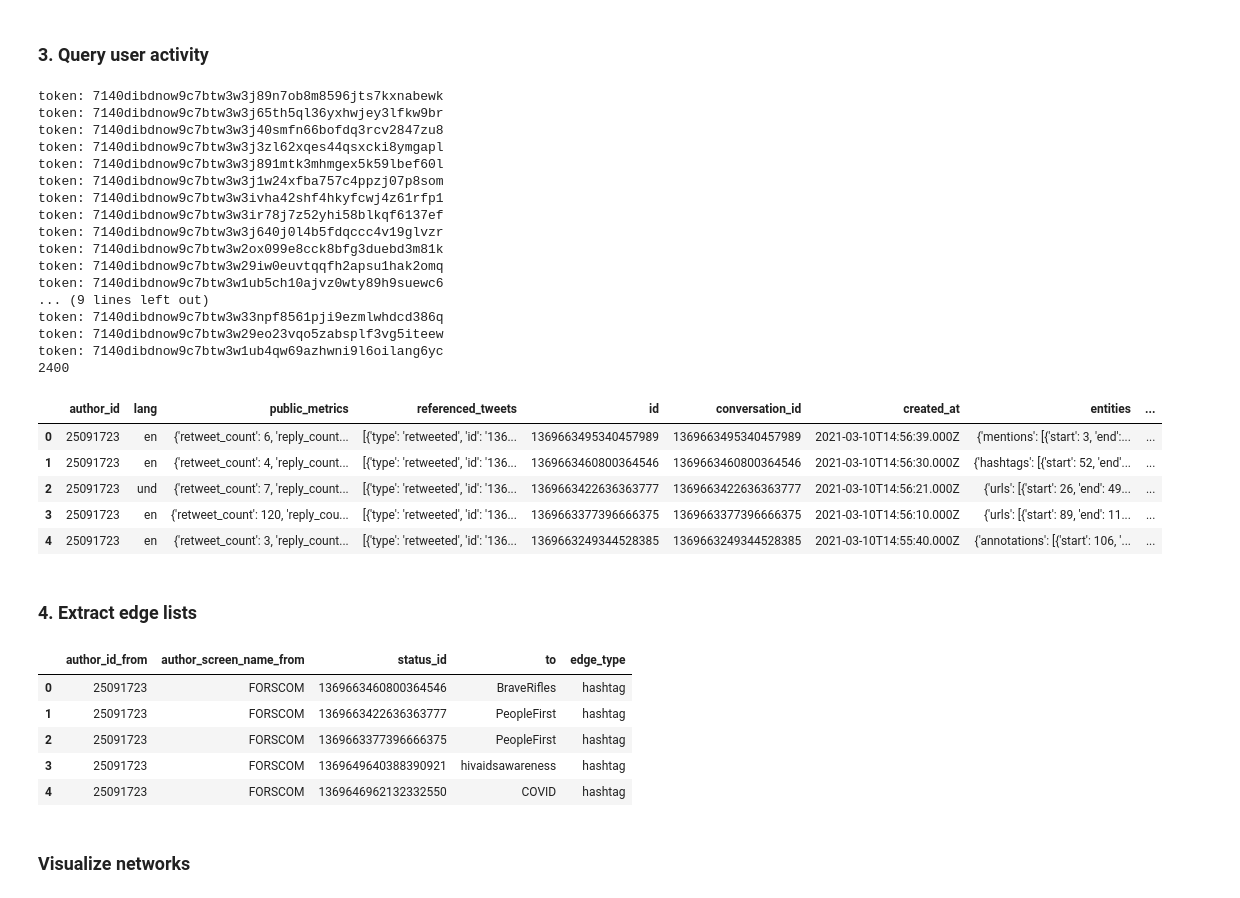
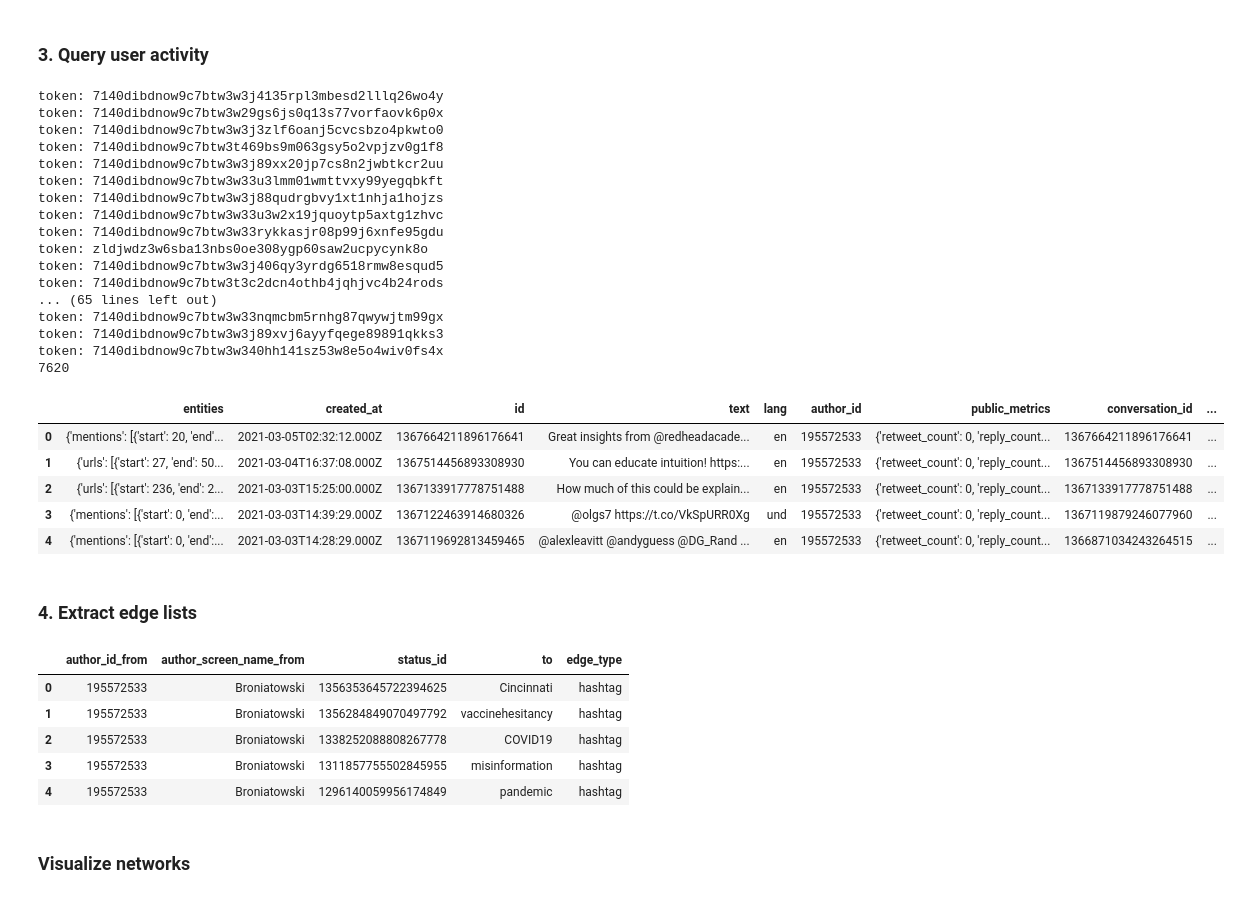
Before and after one commit to Q-nicorn1/koban_xie_twitter_v2_api, a Jupyter notebook: collection.ipynb, the cells around one changed output. Cells and saved outputs as stored; diff of their text form; code cells hidden in the pictures.

```diff
--- a/collection.ipynb
+++ b/collection.ipynb
@@ -24,0 +35,8 @@ user_info
+# %%
+misinfo_researchers = ['Broniatowski','IrenePasquetto','KolinaKoltai','uwcip','sarahshirazyan','nataschachtena',
+ 'nadiabrashier','disinformediain','jayvanbavel','lkfazio','STWorg','yang3kc','DG_Rand','_mohsen_m','KaiShu0327',
+ 'GWIDDP','yangyunkang','redheadacademic','marco_zenone','sinanaral','davidlazer','az_jacobs','PedramHosseini',
+ 'AMJAMAMJAM1','emmaspiro','psychunseen','MattHindman','Briony_Swire','lylengyan','emilio__ferrara','Graphika_NYC',
+ 'naomishiffman','ophiryotam','katestarbird','noUpside','LeticiaBode','ekvraga','RebekahKTromble','gmukunda',
+ 'jonathan_c_ong', 'EthanVPorter','GordPennycook',]
+followed_accounts[followed_accounts['username'].isin(misinfo_researchers)]
@@ -25,46 +61,45 @@ user_info
 # %% [markdown]
 ### 3. Query user activity
 # %%
-activity = api.get_user_activity(usernames=usernames, record_count = 400)
+activity = api.get_user_activity(usernames=misinfo_researchers, record_count = 200)
 print(len(activity))
 activity.head()
 # %% [output]
-token: 7140dibdnow9c7btw3w3j89n7ob8m8596jts7kxnabewk
-token: 7140dibdnow9c7btw3w3j65th5ql36yxhwjey3lfkw9br
-token: 7140dibdnow9c7btw3w3j40smfn66bofdq3rcv2847zu8
-token: 7140dibdnow9c7btw3w3j3zl62xqes44qsxcki8ymgapl
-token: 7140dibdnow9c7btw3w3j891mtk3mhmgex5k59lbef60l
-token: 7140dibdnow9c7btw3w3j1w24xfba757c4ppzj07p8som
-token: 7140dibdnow9c7btw3w3ivha42shf4hkyfcwj4z61rfp1
-token: 7140dibdnow9c7btw3w3ir78j7z52yhi58blkqf6137ef
-token: 7140dibdnow9c7btw3w3j640j0l4b5fdqccc4v19glvzr
-token: 7140dibdnow9c7btw3w2ox099e8cck8bfg3duebd3m81k
-token: 7140dibdnow9c7btw3w29iw0euvtqqfh2apsu1hak2omq
-token: 7140dibdnow9c7btw3w1ub5ch10ajvz0wty89h9suewc6
-... (9 lines left out)
-token: 7140dibdnow9c7btw3w33npf8561pji9ezmlwhdcd386q
-token: 7140dibdnow9c7btw3w29eo23vqo5zabsplf3vg5iteew
-token: 7140dibdnow9c7btw3w1ub4qw69azhwni9l6oilang6yc
-2400
+token: 7140dibdnow9c7btw3w3j4135rpl3mbesd2lllq26wo4y
+token: 7140dibdnow9c7btw3w29gs6js0q13s77vorfaovk6p0x
+token: 7140dibdnow9c7btw3w3j3zlf6oanj5cvcsbzo4pkwto0
+token: 7140dibdnow9c7btw3t469bs9m063gsy5o2vpjzv0g1f8
+token: 7140dibdnow9c7btw3w3j89xx20jp7cs8n2jwbtkcr2uu
+token: 7140dibdnow9c7btw3w33u3lmm01wmttvxy99yegqbkft
+token: 7140dibdnow9c7btw3w3j88qudrgbvy1xt1nhja1hojzs
+token: 7140dibdnow9c7btw3w33u3w2x19jquoytp5axtg1zhvc
+token: 7140dibdnow9c7btw3w33rykkasjr08p99j6xnfe95gdu
+token: zldjwdz3w6sba13nbs0oe308ygp60saw2ucpycynk8o
+token: 7140dibdnow9c7btw3w3j406qy3yrdg6518rmw8esqud5
+token: 7140dibdnow9c7btw3t3c2dcn4othb4jqhjvc4b24rods
+... (65 lines left out)
+token: 7140dibdnow9c7btw3w33nqmcbm5rnhg87qwywjtm99gx
+token: 7140dibdnow9c7btw3w3j89xvj6ayyfqege89891qkks3
+token: 7140dibdnow9c7btw3w340hh141sz53w8e5o4wiv0fs4x
+7620
-|  | author_id | lang | public_metrics | referenced_tweets | id | conversation_id | created_at | entities | ... |
-| 0 | 25091723 | en | {'retweet_count': 6, 'reply_count... | [{'type': 'retweeted', 'id': '136... | 1369663495340457989 | 1369663495340457989 | 2021-03-10T14:56:39.000Z | {'mentions': [{'start': 3, 'end':... | ... |
-| 1 | 25091723 | en | {'retweet_count': 4, 'reply_count... | [{'type': 'retweeted', 'id': '136... | 1369663460800364546 | 1369663460800364546 | 2021-03-10T14:56:30.000Z | {'hashtags': [{'start': 52, 'end'... | ... |
-| 2 | 25091723 | und | {'retweet_count': 7, 'reply_count... | [{'type': 'retweeted', 'id': '136... | 1369663422636363777 | 1369663422636363777 | 2021-03-10T14:56:21.000Z | {'urls': [{'start': 26, 'end': 49... | ... |
-| 3 | 25091723 | en | {'retweet_count': 120, 'reply_cou... | [{'type': 'retweeted', 'id': '136... | 1369663377396666375 | 1369663377396666375 | 2021-03-10T14:56:10.000Z | {'urls': [{'start': 89, 'end': 11... | ... |
-| 4 | 25091723 | en | {'retweet_count': 3, 'reply_count... | [{'type': 'retweeted', 'id': '136... | 1369663249344528385 | 1369663249344528385 | 2021-03-10T14:55:40.000Z | {'annotations': [{'start': 106, '... | ... |
+|  | entities | created_at | id | text | lang | author_id | public_metrics | conversation_id | ... |
+| 0 | {'mentions': [{'start': 20, 'end'... | 2021-03-05T02:32:12.000Z | 1367664211896176641 | Great insights from @redheadacade... | en | 195572533 | {'retweet_count': 0, 'reply_count... | 1367664211896176641 | ... |
+| 1 | {'urls': [{'start': 27, 'end': 50... | 2021-03-04T16:37:08.000Z | 1367514456893308930 | You can educate intuition! https:... | en | 195572533 | {'retweet_count': 0, 'reply_count... | 1367514456893308930 | ... |
+| 2 | {'urls': [{'start': 236, 'end': 2... | 2021-03-03T15:25:00.000Z | 1367133917778751488 | How much of this could be explain... | en | 195572533 | {'retweet_count': 0, 'reply_count... | 1367133917778751488 | ... |
+| 3 | {'mentions': [{'start': 0, 'end':... | 2021-03-03T14:39:29.000Z | 1367122463914680326 | @olgs7 https://t.co/VkSpURR0Xg | und | 195572533 | {'retweet_count': 0, 'reply_count... | 1367119879246077960 | ... |
+| 4 | {'mentions': [{'start': 0, 'end':... | 2021-03-03T14:28:29.000Z | 1367119692813459465 | @alexleavitt @andyguess @DG_Rand ... | en | 195572533 | {'retweet_count': 0, 'reply_count... | 1366871034243264515 | ... |
 # %% [markdown]
 ### 4. Extract edge lists
 # %%
 el = api.extract_el(activity)
-el['edge_type'].value_counts()
 el.head()
 # %% [output]
 |  | author_id_from | author_screen_name_from | status_id | to | edge_type |
-| 0 | 25091723 | FORSCOM | 1369663460800364546 | BraveRifles | hashtag |
-| 1 | 25091723 | FORSCOM | 1369663422636363777 | PeopleFirst | hashtag |
-| 2 | 25091723 | FORSCOM | 1369663377396666375 | PeopleFirst | hashtag |
-| 3 | 25091723 | FORSCOM | 1369649640388390921 | hivaidsawareness | hashtag |
-| 4 | 25091723 | FORSCOM | 1369646962132332550 | COVID | hashtag |
+| 0 | 195572533 | Broniatowski | 1356353645722394625 | Cincinnati | hashtag |
+| 1 | 195572533 | Broniatowski | 1356284849070497792 | vaccinehesitancy | hashtag |
+| 2 | 195572533 | Broniatowski | 1338252088808267778 | COVID19 | hashtag |
+| 3 | 195572533 | Broniatowski | 1311857755502845955 | misinformation | hashtag |
+| 4 | 195572533 | Broniatowski | 1296140059956174849 | pandemic | hashtag |
 # %% [markdown]
 ### Visualize networks
 # %%
```
Also changed, not shown: parts of 9 cells of this notebook, 3 other files.
